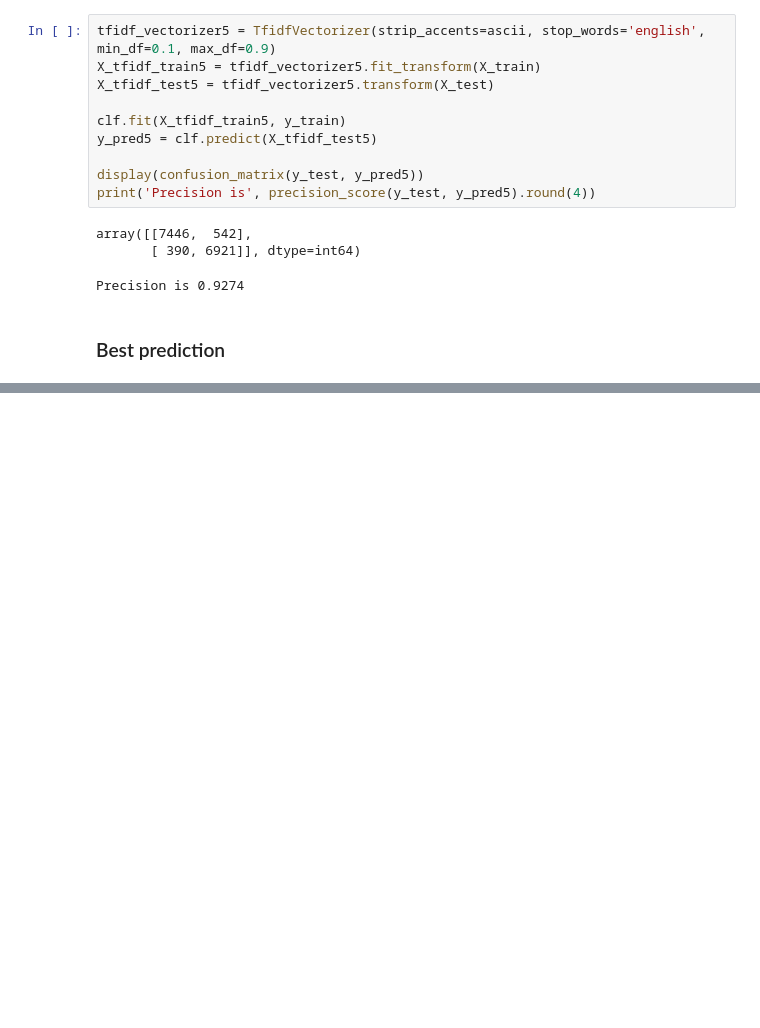
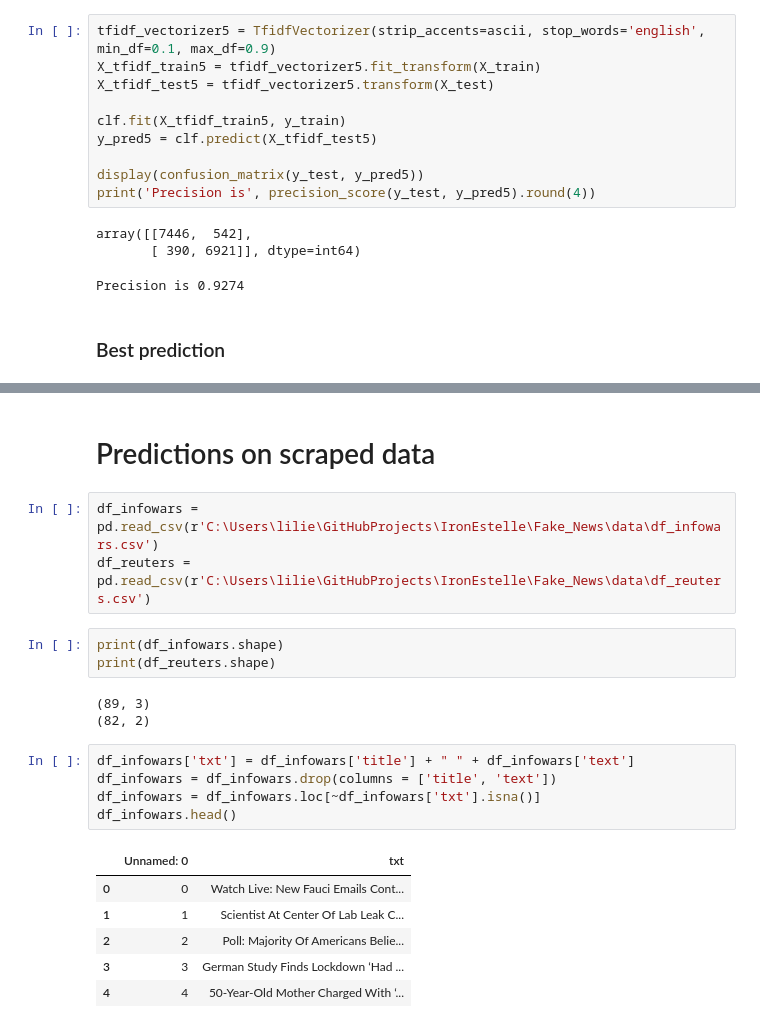
Before and after one commit to chrisvinhston/Fake_News, a Jupyter notebook: nlp_tfidf_classification.ipynb, the cells around one changed output, grey strips where cells are left out. Drawn from its saved outputs; the diff is of its cells as text; blank space fills up the shorter version.

```diff
--- a/nlp_tfidf_classification.ipynb
+++ b/nlp_tfidf_classification.ipynb
@@ -549,0 +528,23 @@ compare_models()
+# %% [markdown]
+# Predictions on scraped data
+# %%
+df_infowars = pd.read_csv(r'C:\Users\lilie\GitHubProjects\IronEstelle\Fake_News\data\df_infowars.csv')
+df_reuters = pd.read_csv(r'C:\Users\lilie\GitHubProjects\IronEstelle\Fake_News\data\df_reuters.csv')
+# %%
+print(df_infowars.shape)
+print(df_reuters.shape)
+# %% [output]
+(89, 3)
+(82, 2)
+# %%
+df_infowars['txt'] = df_infowars['title'] + " " + df_infowars['text']
+df_infowars = df_infowars.drop(columns = ['title', 'text'])
+df_infowars = df_infowars.loc[~df_infowars['txt'].isna()]
+df_infowars.head()
+# %% [output]
+|  | Unnamed: 0 | txt |
+| 0 | 0 | Watch Live: New Fauci Emails Cont... |
+| 1 | 1 | Scientist At Center Of Lab Leak C... |
+| 2 | 2 | Poll: Majority Of Americans Belie... |
+| 3 | 3 | German Study Finds Lockdown ‘Had ... |
+| 4 | 4 | 50-Year-Old Mother Charged With ‘... |
```
Also changed, not shown: parts of 47 cells of this notebook, 5 other files.
